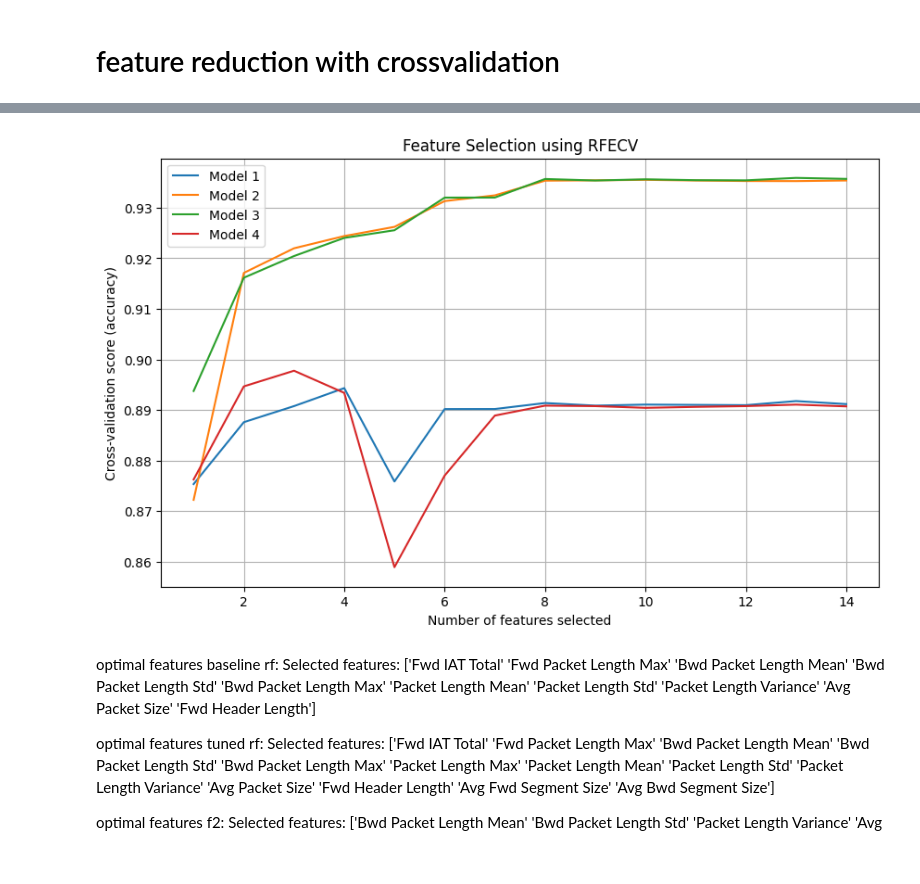
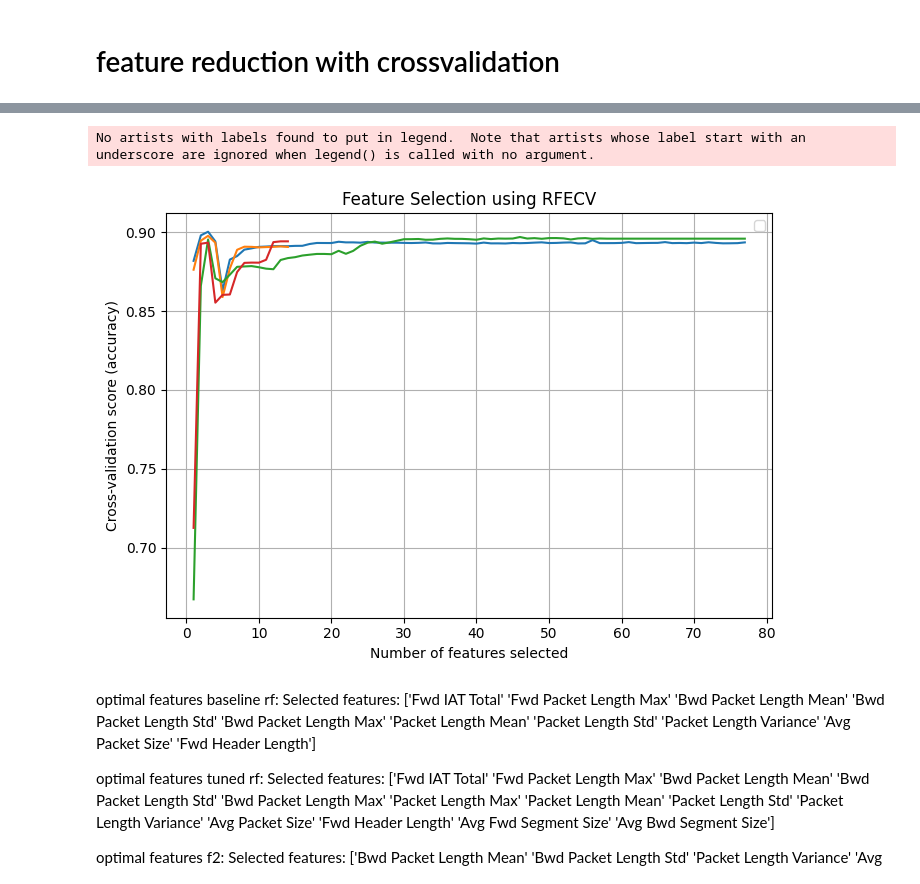
Before and after one commit to SarahHvidAndersenKnowit/DataScience_project, a Jupyter notebook: nbs/crossvalidation.ipynb, the cells around one changed output, grey strips where cells are left out. Saved outputs shown, nothing was run; the diff lists cells and outputs as text; code cells hidden in the pictures.

```diff
--- a/nbs/crossvalidation.ipynb
+++ b/nbs/crossvalidation.ipynb
@@ -410,6 +403,7 @@ plt.show()
 # %%
 # Define a classifier
-clf = RandomForestClassifier(n_estimators=110, max_depth = 40, min_samples_leaf=1, min_samples_split = 10, random_state=42)
+clf = RandomForestClassifier(n_estimators=100, max_depth = None, min_samples_leaf=2,
+                                        min_samples_split = 2, random_state=42)
 # better to use tuned version for feature selection, that should be optimal for all features already
 
 # Define the scorer, F2 Score, could be too high, maybe experiment with F1.5
@@ -428,24 +419,0 @@ Optimal number of features : 3
-# %%
-with open('../crossvalidation/f2_scaled_tuned_features_RF.pkl', 'wb') as file:
-    pickle.dump(rfecv, file)
-# %%
-# add more lines to this plot for other models
-
-# Get the mask of the selected features
-selected_features = rfecv.support_
-
-# Extract the names of the selected features
-feature_names = X_train.columns.tolist()
-selected_feature_names = np.array(feature_names)[selected_features]
-print("Selected features:", selected_feature_names)
-
-# Extract mean test scores from cv_results_
-mean_scores = np.array(rfecv.cv_results_['mean_test_score'])
-
-# Plot number of features VS. cross-validated scores
-plt.figure()
-plt.xlabel("Number of features selected")
-plt.ylabel("Cross-validation score (accuracy)")
-plt.plot(range(1, len(mean_scores) + 1), mean_scores)
-plt.title('Feature Selection using RFECV')
-plt.show()
@@ -455,36 +420,36 @@ Selected features: ['Bwd Packet Length Std' 'Packet Length Variance' 'Avg Packet
 # %%
 # plot all together
-filenames = ['../crossvalidation/f2_tuned_features_RF.pkl',
-            '../crossvalidation/features_RF.pkl',
-            '../crossvalidation/tuned_features_RF.pkl',
-            '../crossvalidation/f2_scaled_tuned_features_RF.pkl']
+filenames = ['../crossvalidation/rfecv_all_feat_RF.pkl',
+            '../crossvalidation/rfecv_selected_feat_RF.pkl',
+            '../crossvalidation/rfecv_all_feat_XGB.pkl',
+            '../crossvalidation/rfecv_selected_feat_XGB.pkl']
 
 # Load all RFECV objects
 rfecv_objects = []
 for filename in filenames:
     with open(filename, 'rb') as file:
         rfecv = pickle.load(file)
         rfecv_objects.append(rfecv)
 
 # Plotting setup
-plt.figure(figsize=(10, 6))
+plt.figure(figsize=(7, 5))
 
 for i, rfecv in enumerate(rfecv_objects):
     # Extract mean test scores
     mean_scores = np.array(rfecv.cv_results_['mean_test_score'])
-
-    # Plot results
-    plt.plot(range(1, len(mean_scores) + 1), mean_scores, label=f'Model {i+1}')
+    plt.plot(range(1, len(mean_scores) + 1), mean_scores)
 
 # Enhancing the plot
 plt.xlabel("Number of features selected")
 plt.ylabel("Cross-validation score (accuracy)")
 plt.title('Feature Selection using RFECV')
 plt.legend()
 plt.grid(True)
+plt.tight_layout()
 plt.show()
 # %% [output]
+No artists with labels found to put in legend.  Note that artists whose label start with an underscore are ignored when legend() is called with no argument.
-[figure, old version]
+[figure, new version]
 # %% [markdown]
 optimal features baseline rf:
 Selected features: ['Fwd IAT Total' 'Fwd Packet Length Max' 'Bwd Packet Length Mean'
```
Also changed, not shown: parts of 37 cells of this notebook, 4 other files.
